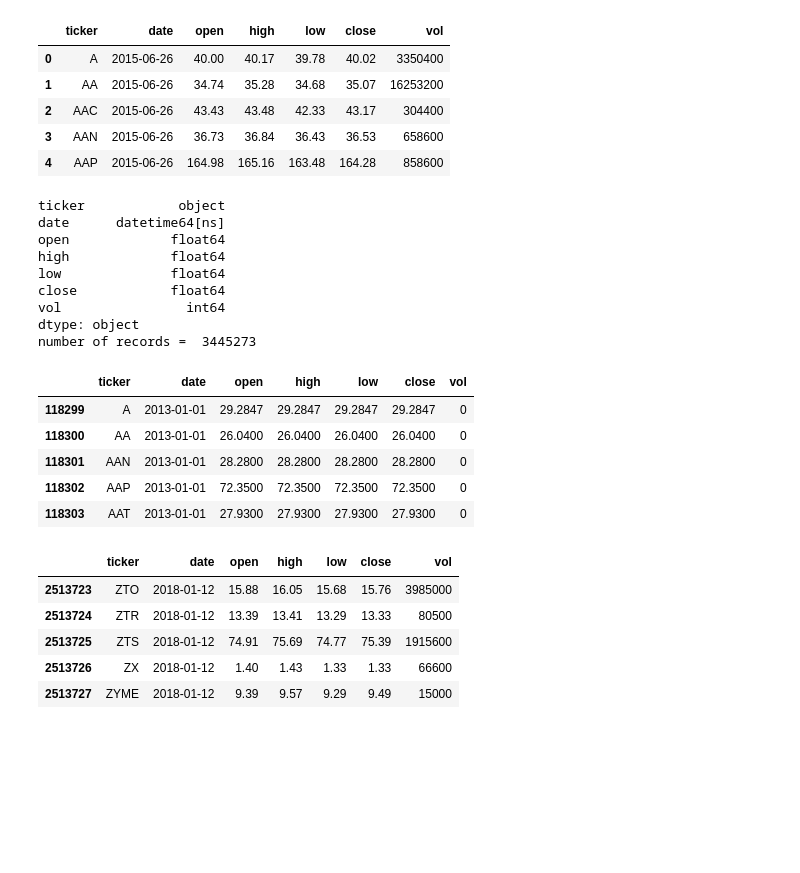
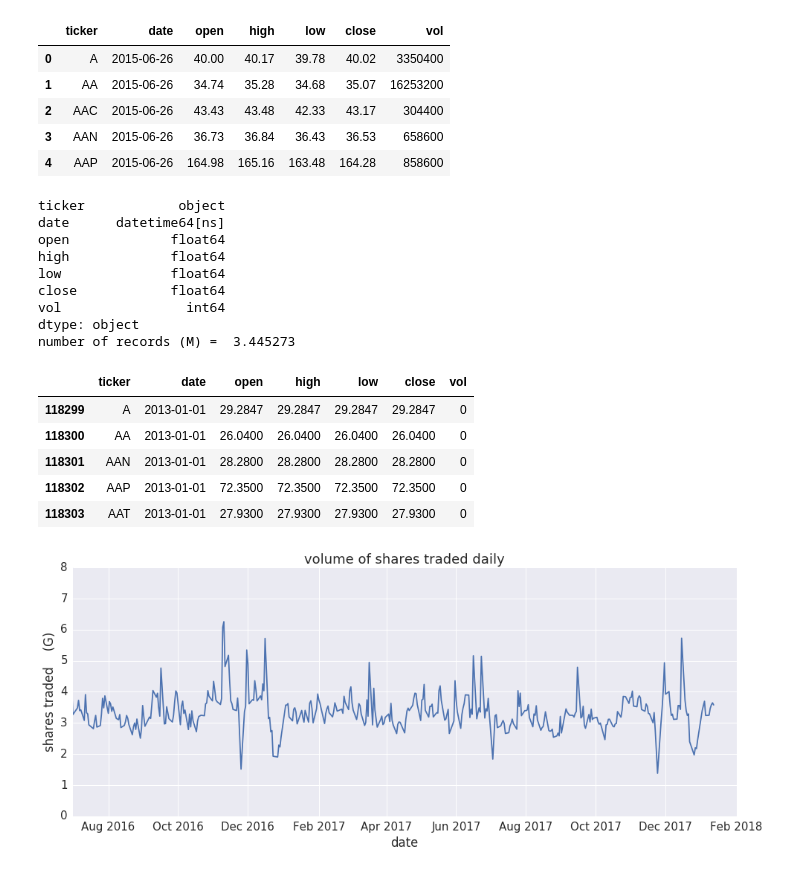
Before and after one commit to joehahn/tf-text-classification-demo, a Jupyter notebook: inspect_stock_data.ipynb, the cells around one changed output. Cells and saved outputs as stored; diff of their text form; code cells hidden in the pictures; blank space fills up the shorter version.

```diff
--- a/inspect_stock_data.ipynb
+++ b/inspect_stock_data.ipynb
@@ -15,7 +15,7 @@ import matplotlib.pyplot as plt
 import numpy as np
 import pandas as pd
 from matplotlib import rcParams
-#sns.set(font_scale=1.5, font='DejaVu Sans')
+sns.set(font_scale=1.5, font='DejaVu Sans')
 pd.set_option('display.max_columns', None)
 # %%
 #check file parsing
@@ -58,7 +58,7 @@ data = pd.concat(dataframes, ignore_index=True)
 data.columns = [col.replace('<', '').replace('>', '') for col in data.columns]
 data = data.sort_values(['date', 'ticker'])
 print data.dtypes
-print 'number of records = ', len(data)
+print 'number of records (M) = ', len(data)/1.0e6
 data.head()
 # %% [output]
 ticker            object
@@ -69,19 +69,28 @@ low              float64
 close            float64
 vol                int64
 dtype: object
-number of records =  3445273
+number of records (M) =  3.445273
 |  | ticker | date | open | high | low | close | vol |
 | 118299 | A | 2013-01-01 | 29.2847 | 29.2847 | 29.2847 | 29.2847 | 0 |
 | 118300 | AA | 2013-01-01 | 26.0400 | 26.0400 | 26.0400 | 26.0400 | 0 |
 | 118301 | AAN | 2013-01-01 | 28.2800 | 28.2800 | 28.2800 | 28.2800 | 0 |
 | 118302 | AAP | 2013-01-01 | 72.3500 | 72.3500 | 72.3500 | 72.3500 | 0 |
 | 118303 | AAT | 2013-01-01 | 27.9300 | 27.9300 | 27.9300 | 27.9300 | 0 |
-# %%
-data.tail()
-# %% [output]
-|  | ticker | date | open | high | low | close | vol |
-| 2513723 | ZTO | 2018-01-12 | 15.88 | 16.05 | 15.68 | 15.76 | 3985000 |
-| 2513724 | ZTR | 2018-01-12 | 13.39 | 13.41 | 13.29 | 13.33 | 80500 |
-| 2513725 | ZTS | 2018-01-12 | 74.91 | 75.69 | 74.77 | 75.39 | 1915600 |
-| 2513726 | ZX | 2018-01-12 | 1.40 | 1.43 | 1.33 | 1.33 | 66600 |
-| 2513727 | ZYME | 2018-01-12 | 9.39 | 9.57 | 9.29 | 9.49 | 15000 |
+# %%
+#compute volume of shares traded each day
+N_shares_traded = data.groupby('date')['vol'].sum()
+# %%
+#plot daily volume vs date
+fig, ax = plt.subplots(figsize=(16, 6))
+idx = (N_shares_traded > 0)
+xp = N_shares_traded[idx].index
+yp = N_shares_traded[idx].values/1.0e9
+p = ax.plot(xp, yp, linestyle='-')
+ax.set_title('volume of shares traded daily')
+ax.set_xlabel('date')
+ax.set_ylabel('shares traded    (G)')
+ax.set_ylim(0, 8)
+ax.set_xlim('2016-07-01', '2018-02-01')
+plt.savefig('figs/volume.png')
+# %% [output]
+[figure, added]
```
Also changed, not shown: parts of 2 cells of this notebook, 2 other files.
